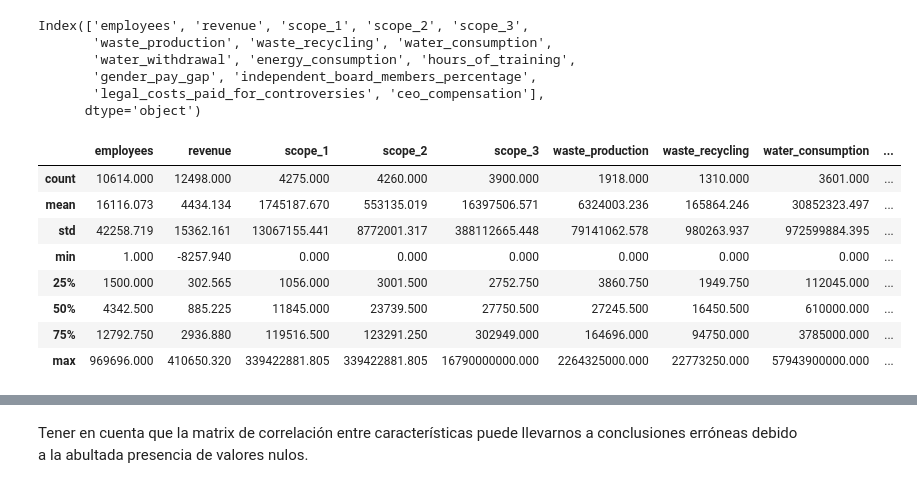
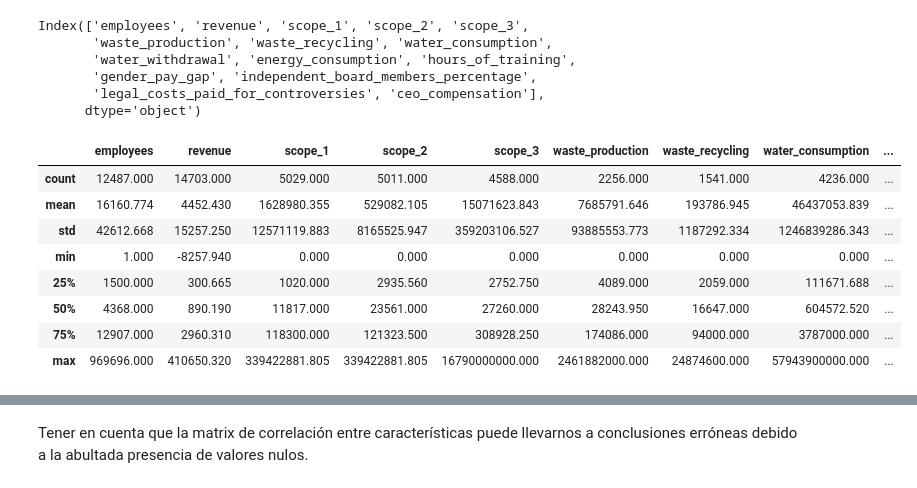
Before and after one commit to contepablod/ML_Bourbaki, a Jupyter notebook: Semana1/ESG_indicators_missing_value_estimation.ipynb, the cells around one changed output, grey strips where cells are left out. Saved outputs shown, nothing was run; the diff lists cells and outputs as text; code cells hidden in the pictures.

```diff
--- a/Semana1/ESG_indicators_missing_value_estimation.ipynb
+++ b/Semana1/ESG_indicators_missing_value_estimation.ipynb
@@ -332,7 +332,7 @@ La diferencia de valores NaN entre el archivo x_train y y_train es: 10511
 # %% [markdown]
 ### Estadística Descriptiva
 # %%
-columns = df_x_train.columns[7:]  # Columnas continuas (float64) de interés
+columns = df_y_train.columns[7:]  # Columnas continuas (float64) de interés
 # %%
 columns
 # %% [output]
@@ -343,15 +343,15 @@ Index(['employees', 'revenue', 'scope_1', 'scope_2', 'scope_3',
        'legal_costs_paid_for_controversies', 'ceo_compensation'],
       dtype='object')
 # %%
-df_x_train[columns].describe()
+df_y_train[columns].describe()
 # %% [output]
 |  | employees | revenue | scope_1 | scope_2 | scope_3 | waste_production | waste_recycling | water_consumption | ... |
-| count | 10614.000 | 12498.000 | 4275.000 | 4260.000 | 3900.000 | 1918.000 | 1310.000 | 3601.000 | ... |
-| mean | 16116.073 | 4434.134 | 1745187.670 | 553135.019 | 16397506.571 | 6324003.236 | 165864.246 | 30852323.497 | ... |
-| std | 42258.719 | 15362.161 | 13067155.441 | 8772001.317 | 388112665.448 | 79141062.578 | 980263.937 | 972599884.395 | ... |
+| count | 12487.000 | 14703.000 | 5029.000 | 5011.000 | 4588.000 | 2256.000 | 1541.000 | 4236.000 | ... |
+| mean | 16160.774 | 4452.430 | 1628980.355 | 529082.105 | 15071623.843 | 7685791.646 | 193786.945 | 46437053.839 | ... |
+| std | 42612.668 | 15257.250 | 12571119.883 | 8165525.947 | 359203106.527 | 93885553.773 | 1187292.334 | 1246839286.343 | ... |
 | min | 1.000 | -8257.940 | 0.000 | 0.000 | 0.000 | 0.000 | 0.000 | 0.000 | ... |
-| 25% | 1500.000 | 302.565 | 1056.000 | 3001.500 | 2752.750 | 3860.750 | 1949.750 | 112045.000 | ... |
-| 50% | 4342.500 | 885.225 | 11845.000 | 23739.500 | 27750.500 | 27245.500 | 16450.500 | 610000.000 | ... |
-| 75% | 12792.750 | 2936.880 | 119516.500 | 123291.250 | 302949.000 | 164696.000 | 94750.000 | 3785000.000 | ... |
-| max | 969696.000 | 410650.320 | 339422881.805 | 339422881.805 | 16790000000.000 | 2264325000.000 | 22773250.000 | 57943900000.000 | ... |
+| 25% | 1500.000 | 300.665 | 1020.000 | 2935.560 | 2752.750 | 4089.000 | 2059.000 | 111671.688 | ... |
+| 50% | 4368.000 | 890.190 | 11817.000 | 23561.000 | 27260.000 | 28243.950 | 16647.000 | 604572.520 | ... |
+| 75% | 12907.000 | 2960.310 | 118300.000 | 121323.500 | 308928.250 | 174086.000 | 94000.000 | 3787000.000 | ... |
+| max | 969696.000 | 410650.320 | 339422881.805 | 339422881.805 | 16790000000.000 | 2461882000.000 | 24874600.000 | 57943900000.000 | ... |
 # %%
```
Also changed, not shown: parts of 68 cells of this notebook, 3 other files.
